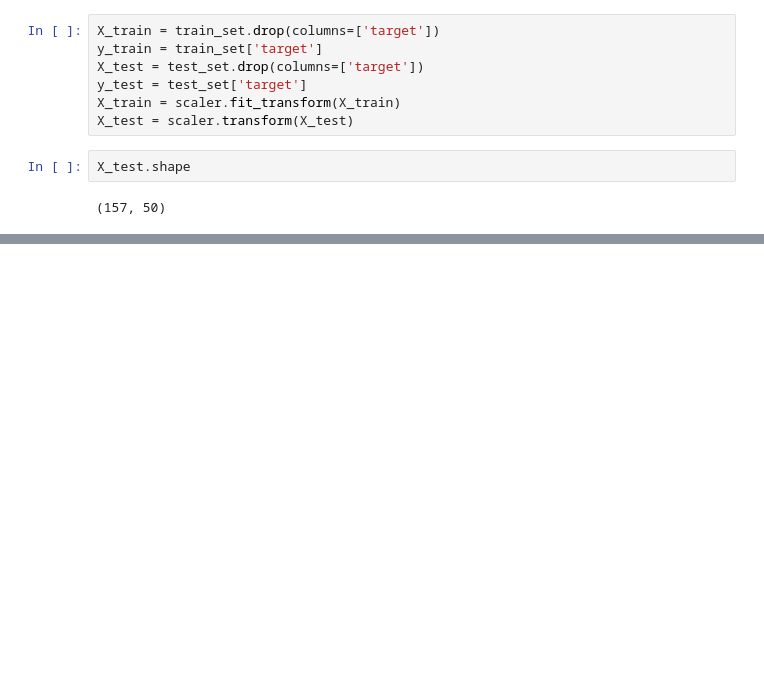
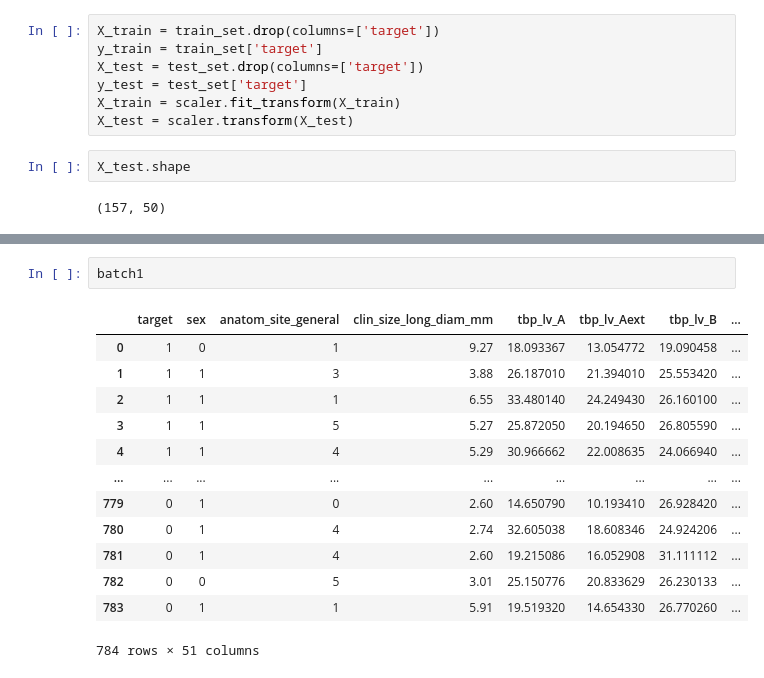
Before and after one commit to SaiEthihasChanda/Skin_cancer_detection, a Jupyter notebook: linear_algorithms/linear_stuff.ipynb, the cells around one changed output, grey strips where cells are left out. Saved outputs shown, nothing was run; the diff lists cells and outputs as text; blank space fills up the shorter version.

```diff
--- a/linear_algorithms/linear_stuff.ipynb
+++ b/linear_algorithms/linear_stuff.ipynb
@@ -381,0 +382,16 @@ accuracy
+# %%
+batch1
+# %% [output]
+|  | target | sex | anatom_site_general | clin_size_long_diam_mm | tbp_lv_A | tbp_lv_Aext | tbp_lv_B | ... |
+| 0 | 1 | 0 | 1 | 9.27 | 18.093367 | 13.054772 | 19.090458 | ... |
+| 1 | 1 | 1 | 3 | 3.88 | 26.187010 | 21.394010 | 25.553420 | ... |
+| 2 | 1 | 1 | 1 | 6.55 | 33.480140 | 24.249430 | 26.160100 | ... |
+| 3 | 1 | 1 | 5 | 5.27 | 25.872050 | 20.194650 | 26.805590 | ... |
+| 4 | 1 | 1 | 4 | 5.29 | 30.966662 | 22.008635 | 24.066940 | ... |
+| ... | ... | ... | ... | ... | ... | ... | ... | ... |
+| 779 | 0 | 1 | 0 | 2.60 | 14.650790 | 10.193410 | 26.928420 | ... |
+| 780 | 0 | 1 | 4 | 2.74 | 32.605038 | 18.608346 | 24.924206 | ... |
+| 781 | 0 | 1 | 4 | 2.60 | 19.215086 | 16.052908 | 31.111112 | ... |
+| 782 | 0 | 0 | 5 | 3.01 | 25.150776 | 20.833629 | 26.230133 | ... |
+| 783 | 0 | 1 | 1 | 5.91 | 19.519320 | 14.654330 | 26.770260 | ... |
+784 rows × 51 columns
```
Also changed, not shown: parts of 13 cells of this notebook, 4 other files.
